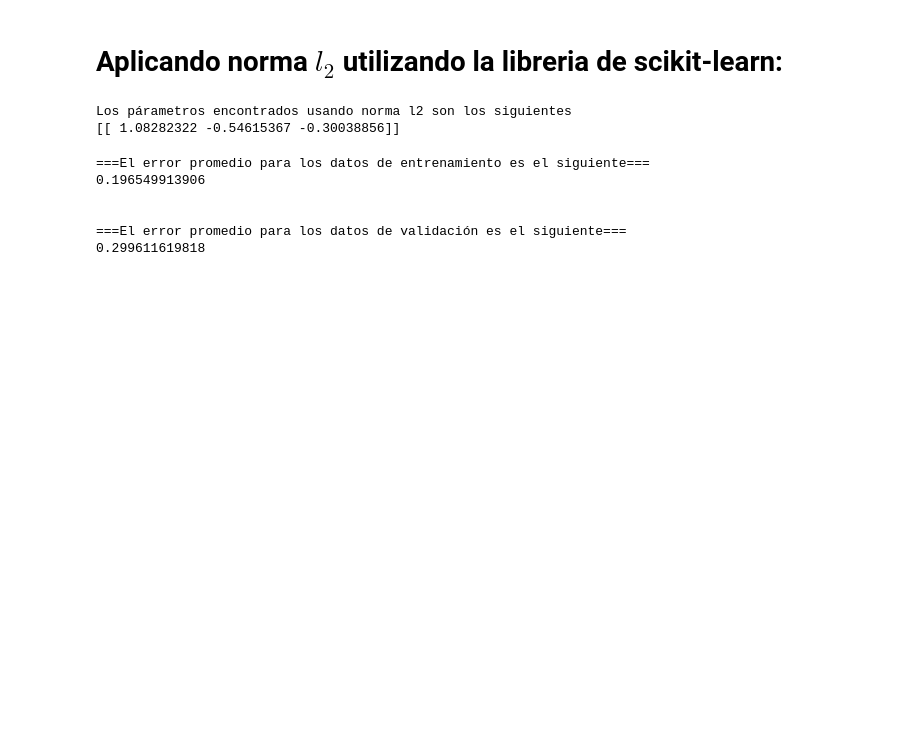
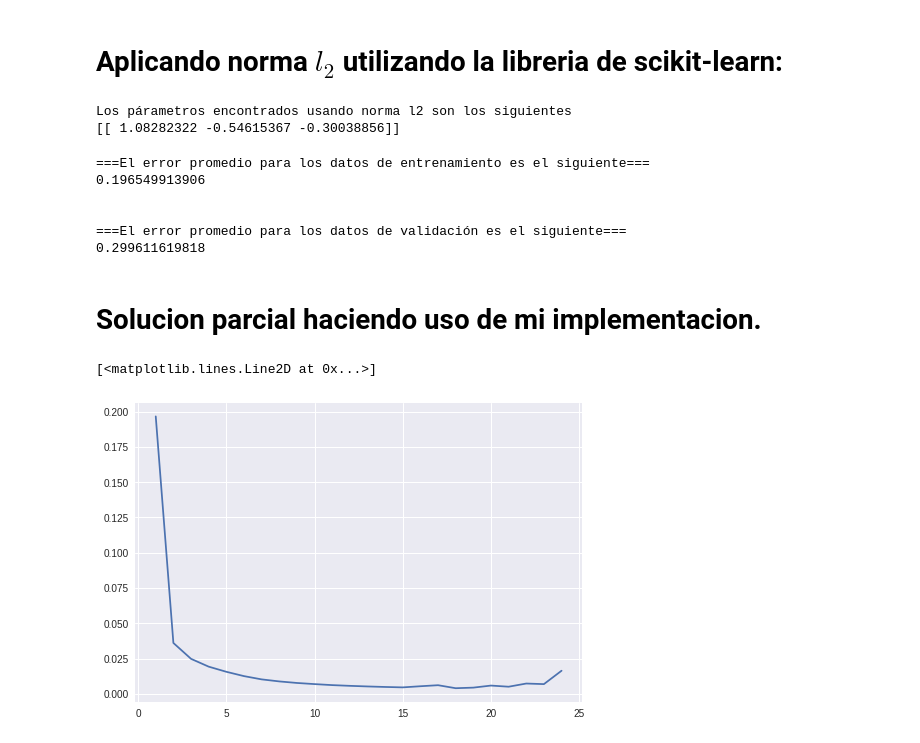
Before and after one commit to Jerry-Types/ML_IIMAS, a Jupyter notebook: Tarea3/Regresión_Dato_Sintéticos.ipynb, the cells around one changed output. Cells and saved outputs as stored; diff of their text form; code cells hidden in the pictures; blank space fills up the shorter version.

```diff
--- a/Tarea3/Regresión_Dato_Sintéticos.ipynb
+++ b/Tarea3/Regresión_Dato_Sintéticos.ipynb
@@ -415,3 +415,43 @@ print sse_test_l2_sk[0]
 
 ===El error promedio para los datos de validación es el siguiente===
 0.299611619818
+# %% [markdown]
+ # Solucion parcial haciendo uso de mi implementacion.
+# %%
+def polynomial_expansion_2(X, degree):
+    phi_X = X
+    for i in range(degree - 1):
+        powerX = np.power(X, i + 2)
+        phi_X = np.column_stack((phi_X, powerX))
+    return phi_X
+# %%
+def reggresion_L2(X_train,degree=1,lambda_const=0.01):
+    ones_train = np.ones(X_train.shape[0])
+    phi_X_train = polynomial_expansion_2(X_train,degree)
+    phi_X_train = np.column_stack((ones_train, phi_X_train))
+    regularizer = lambda_const * np.identity(phi_X_train.shape[1])
+    theta_map = np.dot(np.linalg.inv(regularizer + np.dot(np.transpose(phi_X_train), phi_X_train)),
+                   np.dot(np.transpose(phi_X_train), y_train))
+    return theta_map,phi_X_train
+# %%
+Iteracion=[]
+MSE = []
+for m_degree in range(1,25):
+    X_train = x_train.as_matrix()
+    theta_map, X_train= reggresion_L2(X_train,degree=m_degree)
+    y_train_hat_l2 = (np.sum(X_train*theta_map.T,axis=1))
+    y_train_hat_l2 = y_train_hat_l2.reshape(200,1)
+    sse_train = np.square(y_train - y_train_hat_l2).sum()
+    mse_train_l2 = sse_train / X_train.size
+    Iteracion.append(m_degree)
+    MSE.append(mse_train_l2[0])
+# %%
+import numpy as np
+import matplotlib.pyplot as plt
+plt.legend(bbox_to_anchor=(0., 1.02, 1., .102), loc=3,
+           ncol=2, mode="expand", borderaxespad=0.)
+
+plt.plot(Iteracion, MSE,label="test1")
+# %% [output]
+[<matplotlib.lines.Line2D at 0x...>]
+[figure, added]
```
